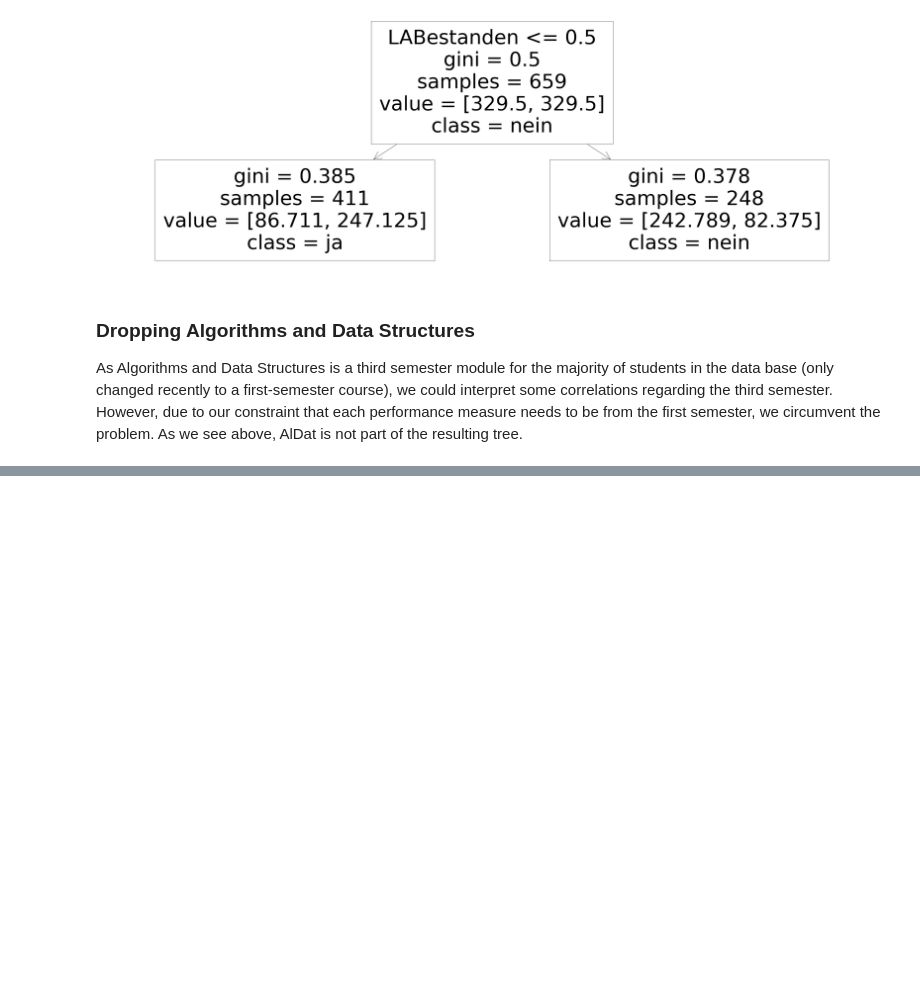
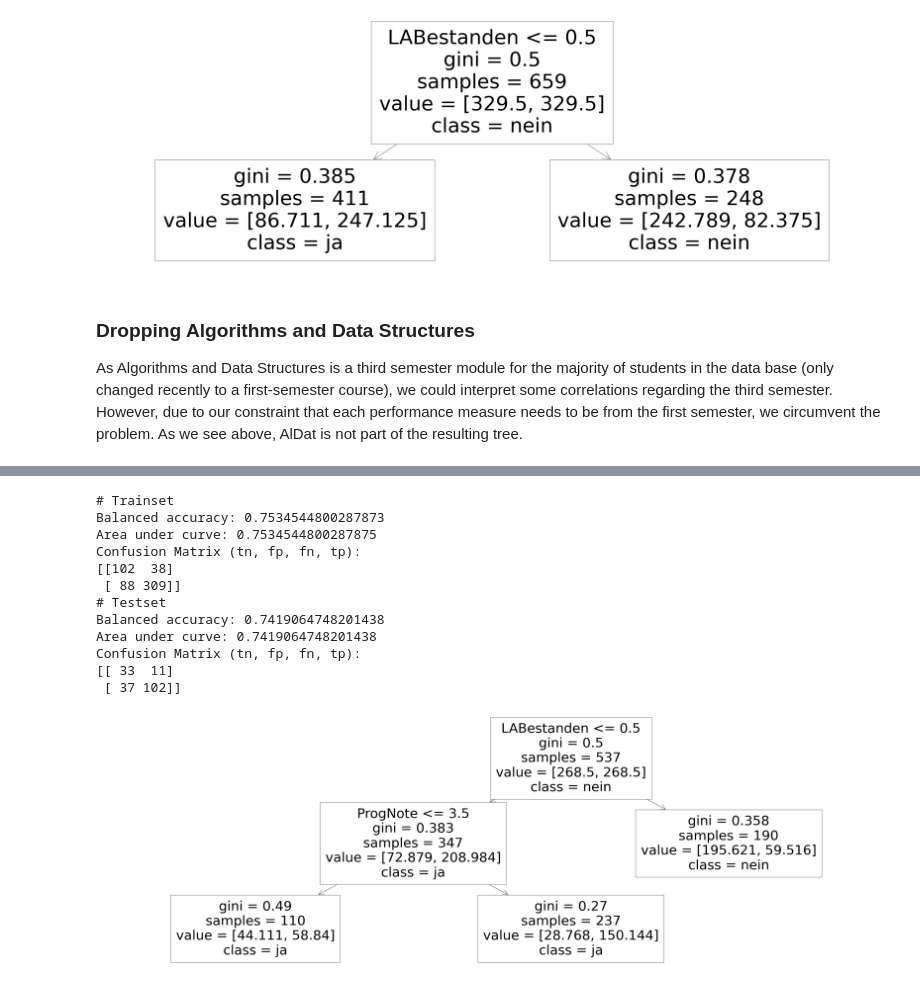
Before and after one commit to hhu-rapp/rapp-tool, a Jupyter notebook: interpretable-model-cs-dropout.ipynb, the cells around one changed output, grey strips where cells are left out. Saved outputs shown, nothing was run; the diff lists cells and outputs as text; code cells hidden in the pictures; blank space fills up the shorter version.

```diff
--- a/interpretable-model-cs-dropout.ipynb
+++ b/interpretable-model-cs-dropout.ipynb
@@ -426,0 +677,27 @@ As Algorithms and Data Structures is a third semester module for the majority of
+# %%
+selected_ccp = 0.011
+# selected_ccp = 0.00733871
+
+clf = DecisionTreeClassifier(random_state=0, class_weight="balanced", min_impurity_decrease=0.001,
+                             ccp_alpha=selected_ccp)
+clf.fit(X_train_priv, y_train_priv)
+
+eval_model(clf, X_train_priv, y_train_priv, X_test_priv, y_test_priv)
+plot_tree(clf, feature_names = feature_names, class_names=["nein", "ja"])
+plt.show()
+
+clf_priv = clf
+# %% [output]
+# Trainset
+Balanced accuracy: 0.7534544800287873
+Area under curve: 0.7534544800287875
+Confusion Matrix (tn, fp, fn, tp):
+[[102  38]
+ [ 88 309]]
+# Testset
+Balanced accuracy: 0.7419064748201438
+Area under curve: 0.7419064748201438
+Confusion Matrix (tn, fp, fn, tp):
+[[ 33  11]
+ [ 37 102]]
+[figure, added]
```
Also changed, not shown: parts of 40 cells of this notebook, 1 other file.
